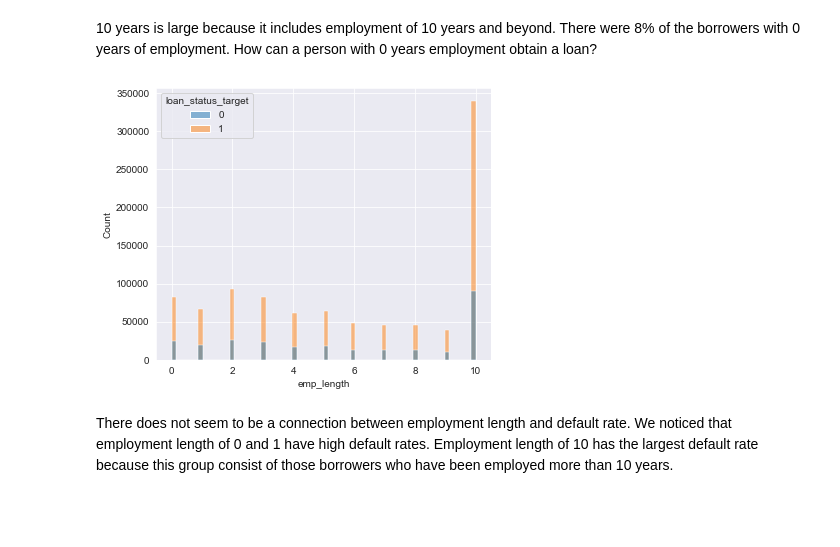
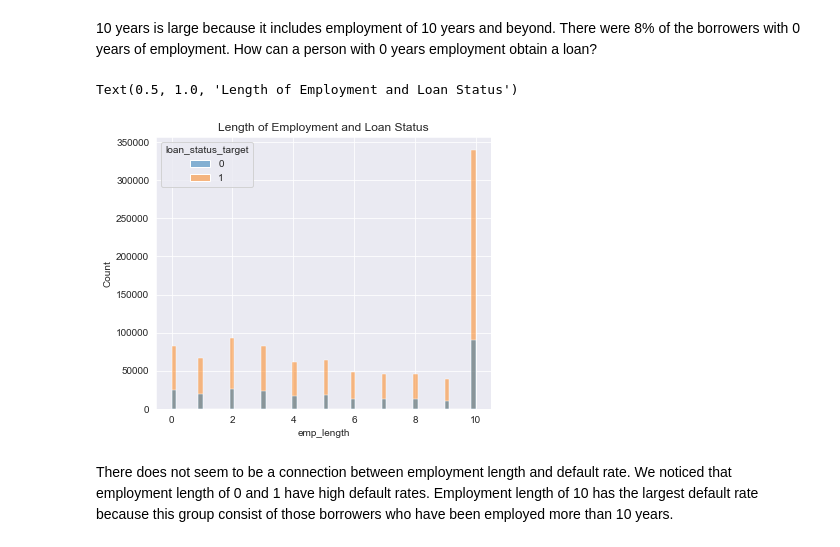
Before and after one commit to celesteshort/ml-lending-default, a Jupyter notebook: ml_loan_default.ipynb, the cells around one changed output. Drawn from its saved outputs; the diff is of its cells as text; code cells hidden in the pictures; blank space fills up the shorter version.

```diff
--- a/ml_loan_default.ipynb
+++ b/ml_loan_default.ipynb
@@ -525,10 +525,11 @@ plt.title('Length of Employment for Borrowers');
 # %%
 plt.figure(figsize=(6,5))
 sns.histplot(data=loan2, x='emp_length',
              hue='loan_status_target');
-pltt.title ('Length of Employment and Loan Status')
+plt.title ('Length of Employment and Loan Status')
 # %% [output]
+Text(0.5, 1.0, 'Length of Employment and Loan Status')
-[figure, old version]
+[figure, new version]
 # %% [markdown]
 There does not seem to be a connection between employment length and default rate.  We noticed that employment length of 0 and 1 have high default rates.  Employment length of 10 has the largest default rate because this group consist of those borrowers who have been employed more than 10 years.
 # %%
```
Also changed, not shown: parts of 16 cells of this notebook.
